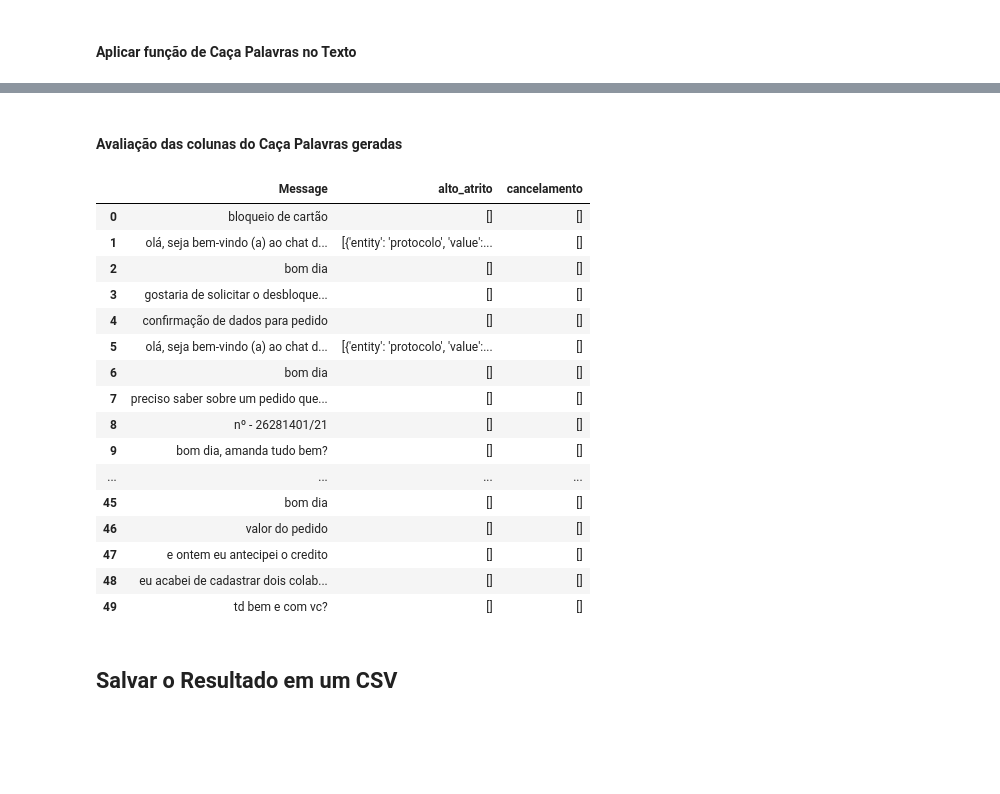
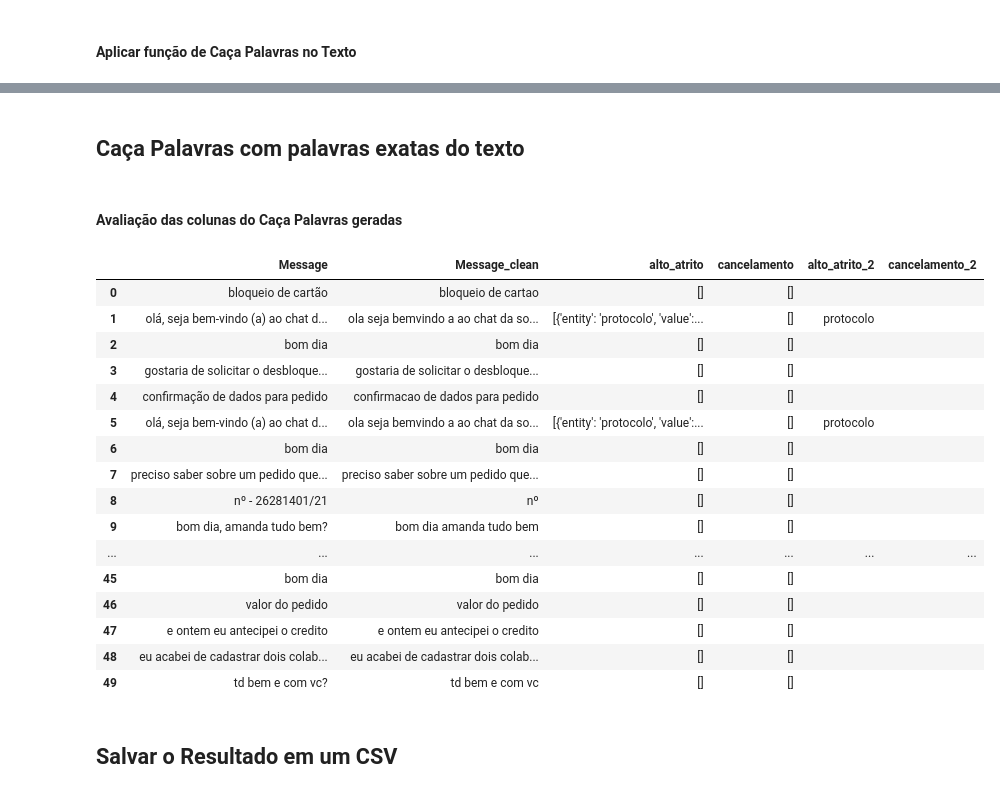
Before and after one commit to engineer-inks/model_fkeywords, a Jupyter notebook: notebooks/findkeywords.ipynb, the cells around one changed output, grey strips where cells are left out. Drawn from its saved outputs; the diff is of its cells as text; code cells hidden in the pictures; blank space fills up the shorter version.

```diff
--- a/notebooks/findkeywords.ipynb
+++ b/notebooks/findkeywords.ipynb
@@ -103,6 +124,7 @@ extractor = nlextract.NLExtractor()
 mydict = {
     'alto_atrito': ['ainda não', 'não chegou', 'até agora', 'até o momento', 'atraso', 'reclamação', 'pelo amor de Deus', 'procon', \
                    'péssimo', 'cansado', 'incompetente', 'ouvidoria', 'frustração', 'absurdo', 'porra', 'PQP', 'poxa vida', 'horrível',\
-                   'ridículo', 'decepção', 'humilhação', 'FDP', 'merda', 'triste', 'bosta', 'protocolo'],
-    'cancelamento': ['cancelar minha viagem', 'quero cancelar', 'cancelamento', 'desejo cancelar', 'quero desativar', 'verificado']
+                   'ridículo', 'decepção', 'humilhação', 'FDP', 'merda', 'triste', 'bosta', 'protocolo','so um miniuto'],
+    'cancelamento': ['cancelar minha viagem', 'quero cancelar', 'cancelamento', 'desejo cancelar', 'quero desativar', 'verificado'],
+    'callback': ['me liga de novo', 'está me ligado']
           }
@@ -116,6 +134,8 @@ coluna_texto = 'Message'
 df[coluna_texto] = df[coluna_texto].str.lower()
 # %% [markdown]
 #### Aplicar função de Caça Palavras no Texto
+# %%
+coluna_texto = f'{coluna_texto}_clean'
 # %%
 try:
   for key in mydict:
@@ -126,25 +166,41 @@ except IOError as e:
+# %% [markdown]
+## Caça Palavras com palavras exatas do texto
+# %%
+mydict = {
+    'alto_atrito_2': ['ainda não', 'não chegou', 'até agora', 'até o momento', 'atraso', 'reclamação', 'pelo amor de Deus', 'procon', \
+                   'péssimo', 'cansado', 'incompetente', 'ouvidoria', 'frustração', 'absurdo', 'porra', 'PQP', 'poxa vida', 'horrível',\
+                   'ridículo', 'decepção', 'humilhação', 'FDP', 'merda', 'triste', 'bosta', 'protocolo'],
+    'cancelamento_2': ['cancelar minha viagem', 'quero cancelar', 'cancelamento', 'desejo cancelar', 'quero desativar', 'verificado']
+          }
+# %%
+try:
+  for key in mydict:
+    df[key] =  df[coluna_texto].apply(lambda x: extractor.udf_type_keywords(x,mydict[key],mode="dictionary"))
+except IOError as e:
+  print(f'não tem mais listas para rodar dados {e}')
+  pass
 # %% [markdown]
 #### Avaliação das colunas do Caça Palavras geradas
 # %%
-df[['Message','alto_atrito','cancelamento']].head(50)
+df[['Message','Message_clean','alto_atrito','cancelamento','alto_atrito_2', 'cancelamento_2']].head(50)
 # %% [output]
-|  | Message | alto_atrito | cancelamento |
-| 0 | bloqueio de cartão | [] | [] |
-| 1 | olá, seja bem-vindo (a) ao chat d... | [{'entity': 'protocolo', 'value':... | [] |
-| 2 | bom dia | [] | [] |
-| 3 | gostaria de solicitar o desbloque... | [] | [] |
-| 4 | confirmação de dados para pedido | [] | [] |
-| 5 | olá, seja bem-vindo (a) ao chat d... | [{'entity': 'protocolo', 'value':... | [] |
-| 6 | bom dia | [] | [] |
-| 7 | preciso saber sobre um pedido que... | [] | [] |
-| 8 | nº - 26281401/21 | [] | [] |
-| 9 | bom dia, amanda tudo bem? | [] | [] |
-| ... | ... | ... | ... |
-| 45 | bom dia | [] | [] |
-| 46 | valor do pedido | [] | [] |
-| 47 | e ontem eu antecipei o credito | [] | [] |
-| 48 | eu acabei de cadastrar dois colab... | [] | [] |
-| 49 | td bem e com vc? | [] | [] |
+|  | Message | Message_clean | alto_atrito | cancelamento | alto_atrito_2 | cancelamento_2 |
+| 0 | bloqueio de cartão | bloqueio de cartao | [] | [] |  |  |
+| 1 | olá, seja bem-vindo (a) ao chat d... | ola seja bemvindo a ao chat da so... | [{'entity': 'protocolo', 'value':... | [] | protocolo |  |
+| 2 | bom dia | bom dia | [] | [] |  |  |
+| 3 | gostaria de solicitar o desbloque... | gostaria de solicitar o desbloque... | [] | [] |  |  |
+| 4 | confirmação de dados para pedido | confirmacao de dados para pedido | [] | [] |  |  |
+| 5 | olá, seja bem-vindo (a) ao chat d... | ola seja bemvindo a ao chat da so... | [{'entity': 'protocolo', 'value':... | [] | protocolo |  |
+| 6 | bom dia | bom dia | [] | [] |  |  |
+| 7 | preciso saber sobre um pedido que... | preciso saber sobre um pedido que... | [] | [] |  |  |
+| 8 | nº - 26281401/21 | nº | [] | [] |  |  |
+| 9 | bom dia, amanda tudo bem? | bom dia amanda tudo bem | [] | [] |  |  |
+| ... | ... | ... | ... | ... | ... | ... |
+| 45 | bom dia | bom dia | [] | [] |  |  |
+| 46 | valor do pedido | valor do pedido | [] | [] |  |  |
+| 47 | e ontem eu antecipei o credito | e ontem eu antecipei o credito | [] | [] |  |  |
+| 48 | eu acabei de cadastrar dois colab... | eu acabei de cadastrar dois colab... | [] | [] |  |  |
+| 49 | td bem e com vc? | td bem e com vc | [] | [] |  |  |
 # %% [markdown]
 ## Salvar o Resultado em um CSV
 # %%
```
Also changed, not shown: parts of 15 cells of this notebook.
